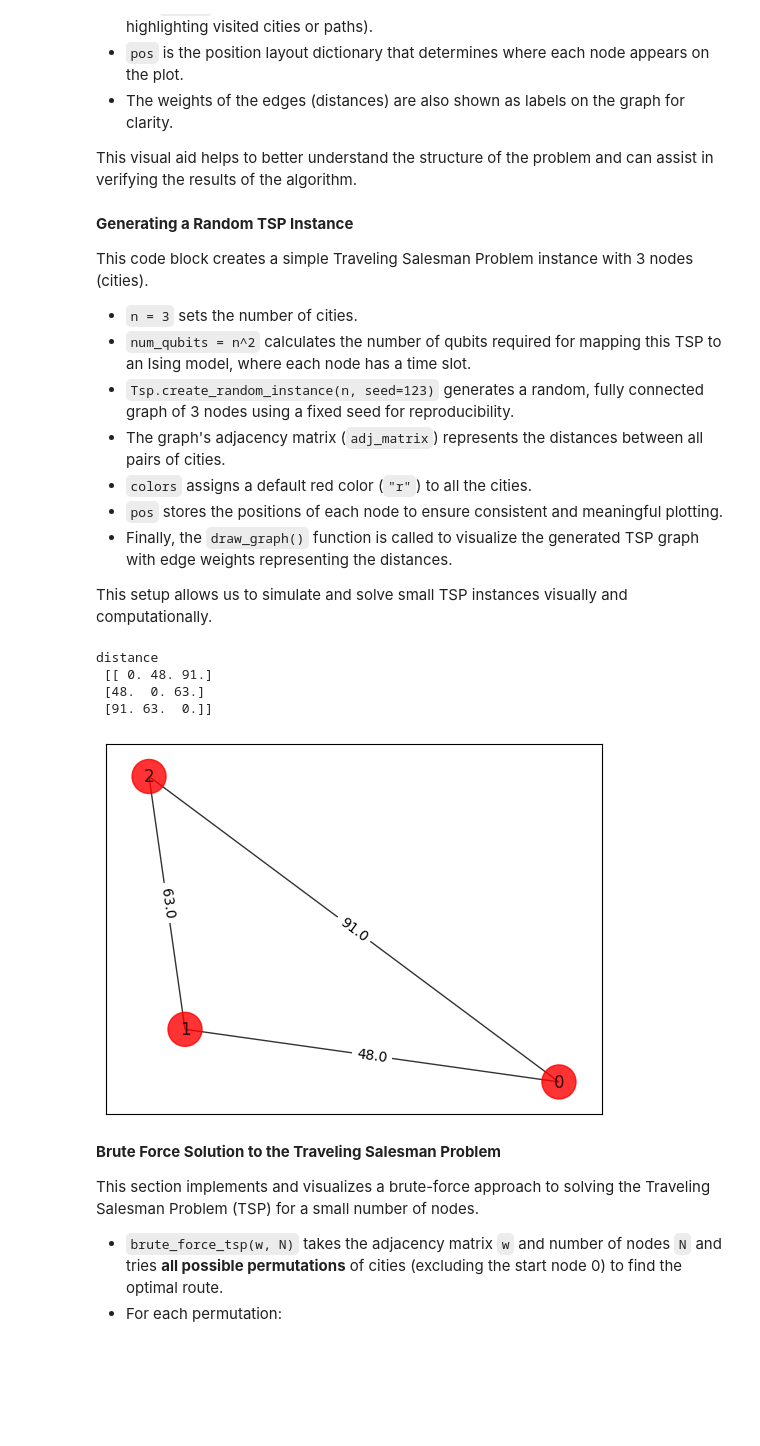
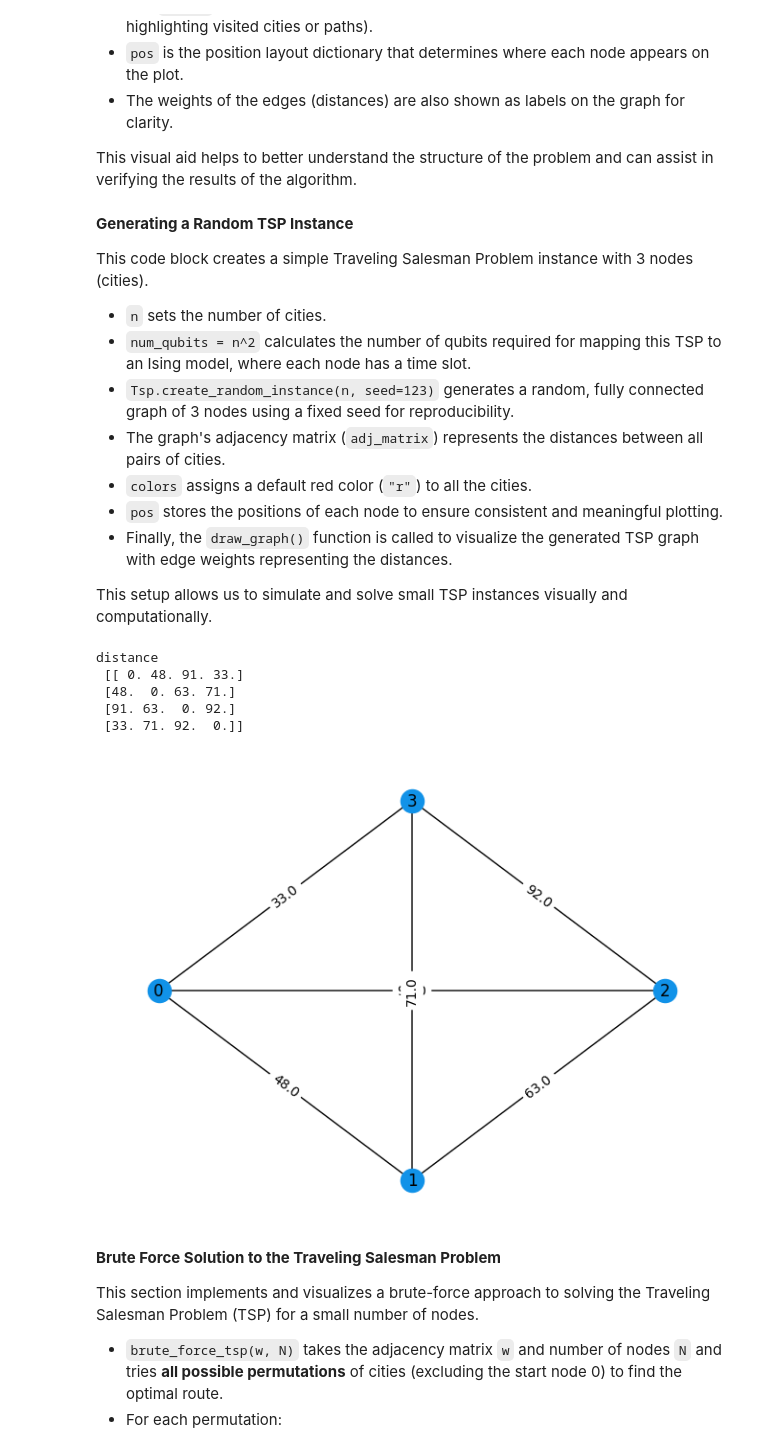
Before and after one commit to harishaseebat92/Quantum-Traveling-Salesman, a Jupyter notebook: Quantum Approach to TSP/QUBO Implementation with Libraries/Map_to_Ising.ipynb, the cells around one changed output. Drawn from its saved outputs; the diff is of its cells as text; code cells hidden in the pictures; blank space fills up the shorter version.

```diff
--- a/Quantum Approach to TSP/QUBO Implementation with Libraries/Map_to_Ising.ipynb
+++ b/Quantum Approach to TSP/QUBO Implementation with Libraries/Map_to_Ising.ipynb
@@ -170,17 +135,39 @@ This visual aid helps to better understand the structure of the problem and can
 # %%
 # draw graph function to display the graph
 
-def draw_graph(G, colors, pos):
-    default_axes = plt.axes(frameon=True)
-    nx.draw_networkx(G, node_color=colors, node_size=600, alpha=0.8, ax=default_axes, pos=pos)
-    edge_labels = nx.get_edge_attributes(G, "weight")
-    nx.draw_networkx_edge_labels(G, pos=pos, edge_labels=edge_labels)
+# def draw_graph(G, colors, pos):
+#     default_axes = plt.axes(frameon=True)
+#     nx.draw_networkx(G, node_color=colors, node_size=600, alpha=0.8, ax=default_axes, pos=pos)
+#     edge_labels = nx.get_edge_attributes(G, "weight")
+#     nx.draw_networkx_edge_labels(G, pos=pos, edge_labels=edge_labels)
+
+from rustworkx.visualization import mpl_draw
+import rustworkx as rx
+
+def draw_rx_graph(nx_graph, node_color="#1192E8"):
+    """
+    Converts a NetworkX graph to a rustworkx graph and visualizes it.
+
+    Parameters:
+    - nx_graph: A NetworkX graph object (e.g., tsp.graph)
+    - node_color: Color of the nodes in hex format or color name
+    """
+    # Create a rustworkx graph
+    G_rx = rx.PyGraph()
+    G_rx.add_nodes_from(list(nx_graph.nodes))
+
+    # Extract edges with weights
+    edges = [(u, v, d.get("weight", 1.0)) for u, v, d in nx_graph.edges(data=True)]
+    G_rx.add_edges_from(edges)
+
+    # Use shell layout or any other layout rustworkx supports
+    mpl_draw(G_rx, pos=rx.shell_layout(G_rx), with_labels=True, edge_labels=str, node_color=node_color)
 # %% [markdown]
 **Generating a Random TSP Instance**
 
 This code block creates a simple Traveling Salesman Problem instance with 3 nodes (cities).
 
-- `n = 3` sets the number of cities.
+- `n` sets the number of cities.
 - `num_qubits = n^2` calculates the number of qubits required for mapping this TSP to an Ising model, where each node has a time slot.
 - `Tsp.create_random_instance(n, seed=123)` generates a random, fully connected graph of 3 nodes using a fixed seed for reproducibility.
 - The graph's adjacency matrix (`adj_matrix`) represents the distances between all pairs of cities.
@@ -191,21 +178,20 @@ This code block creates a simple Traveling Salesman Problem instance with 3 node
 This setup allows us to simulate and solve small TSP instances visually and computationally.
 # %%
 # Generating a graph of 3 nodes
-n = 3
+n = 4
 num_qubits = n**2
 tsp = Tsp.create_random_instance(n, seed=123)
 adj_matrix = nx.to_numpy_array(tsp.graph)
 print("distance\n", adj_matrix)
 
-colors = ["r" for node in tsp.graph.nodes]
-pos = [tsp.graph.nodes[node]["pos"] for node in tsp.graph.nodes]
-draw_graph(tsp.graph, colors, pos)
+draw_rx_graph(tsp.graph)  # no need to manually pass colors or pos
 # %% [output]
 distance
- [[ 0. 48. 91.]
- [48.  0. 63.]
- [91. 63.  0.]]
+ [[ 0. 48. 91. 33.]
+ [48.  0. 63. 71.]
+ [91. 63.  0. 92.]
+ [33. 71. 92.  0.]]
-[figure, old version]
+[figure, new version]
 # %% [markdown]
 **Brute Force Solution to the Traveling Salesman Problem**
 
```
Also changed, not shown: parts of 15 cells of this notebook.
